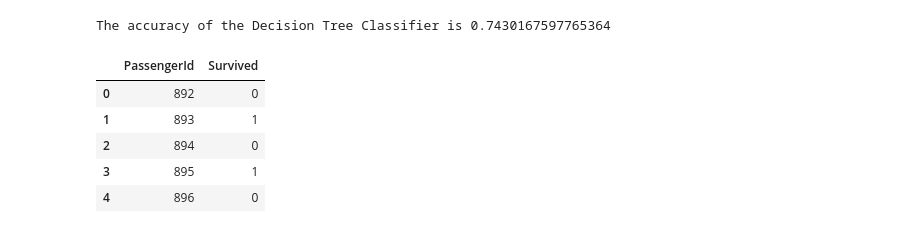
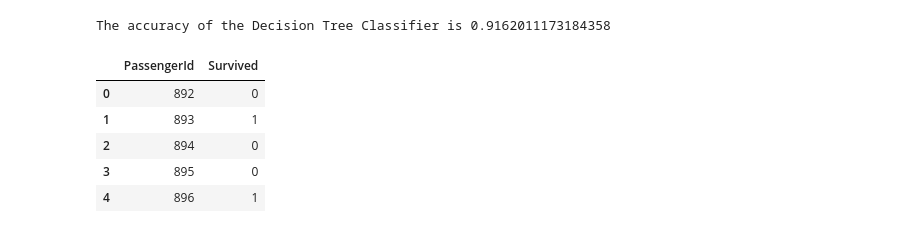
Before and after one commit to grwkremilek/Kaggle, a Jupyter notebook: titanic/models/titanicdecisiontree.ipynb, the cells around one changed output. Drawn from its saved outputs; the diff is of its cells as text; code cells hidden in the pictures.

```diff
--- a/titanic/models/titanicdecisiontree.ipynb
+++ b/titanic/models/titanicdecisiontree.ipynb
@@ -30,27 +35,28 @@ for dirname, _, filenames in os.walk('/kaggle/input'):
 # %%
-train = pd.read_csv('../input/titaniccleaningfeatureengineering/train_withFeatures.csv')
-test = pd.read_csv('../input/titaniccleaningfeatureengineering/test_withFeatures.csv')
+train = pd.read_csv('../input/titaniccleaningfeatureengineering/trainC.csv')
+test = pd.read_csv('../input/titaniccleaningfeatureengineering/testC.csv')
 submission = pd.read_csv('../input/titanic/gender_submission.csv')
 
 X = train[train.columns[1:]]
 y = train['Survived']
 
 X_train, X_test, y_train, y_test = train_test_split(X, y, test_size=0.2, random_state=0)
-
-dtc = DecisionTreeClassifier()
-dtc.fit(X_train,y_train)
-predictions = dtc.predict(X_test)
-print('The accuracy of the Decision Tree Classifier is',metrics.accuracy_score(predictions,y_test))
-# %% [output]
-The accuracy of the Decision Tree Classifier is 0.7430167597765364
+# %%
+# baseline with default parameters
+dtc = DecisionTreeClassifier()
+dtc.fit(X_train,y_train)
+predictions = dtc.predict(X_test)
+print('The accuracy of the Decision Tree Classifier is',metrics.accuracy_score(predictions,y_test))
+# %% [output]
+The accuracy of the Decision Tree Classifier is 0.9162011173184358
 # %%
 submission['Survived'] = dtc.predict(test)
-submission.to_csv("submission.csv", index = False)
+submission.to_csv("submission_baseline.csv", index = False)
 submission.head()
 # %% [output]
 |  | PassengerId | Survived |
 | 0 | 892 | 0 |
 | 1 | 893 | 1 |
 | 2 | 894 | 0 |
-| 3 | 895 | 1 |
-| 4 | 896 | 0 |
+| 3 | 895 | 0 |
+| 4 | 896 | 1 |
```
Also changed, not shown: parts of 10 cells of this notebook.
